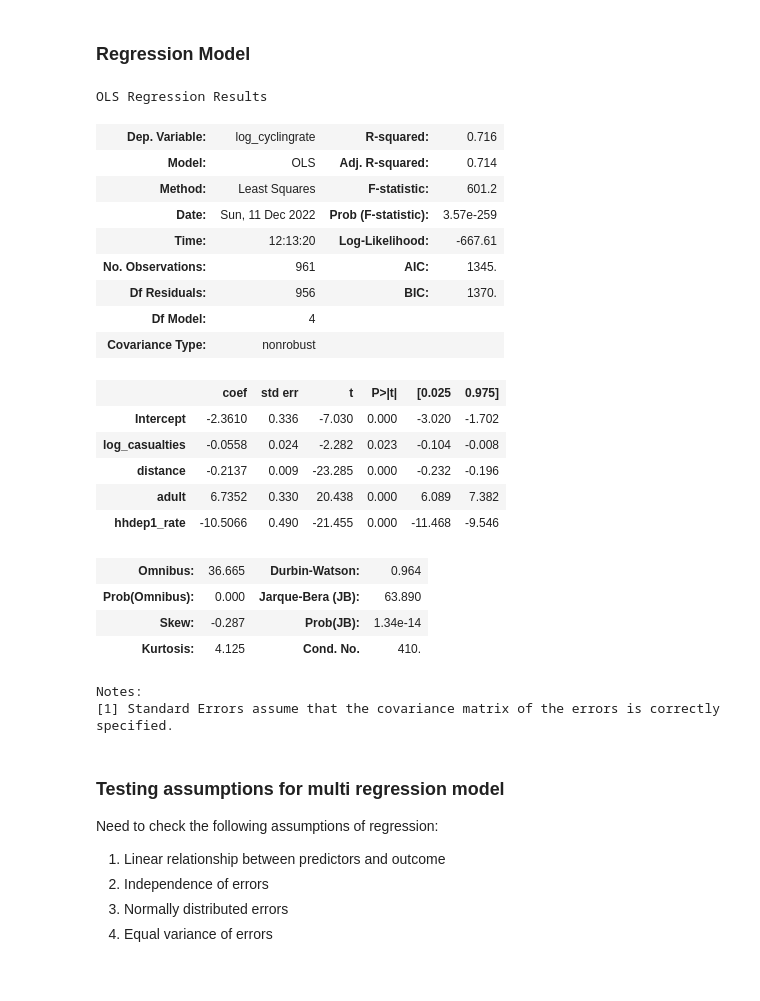
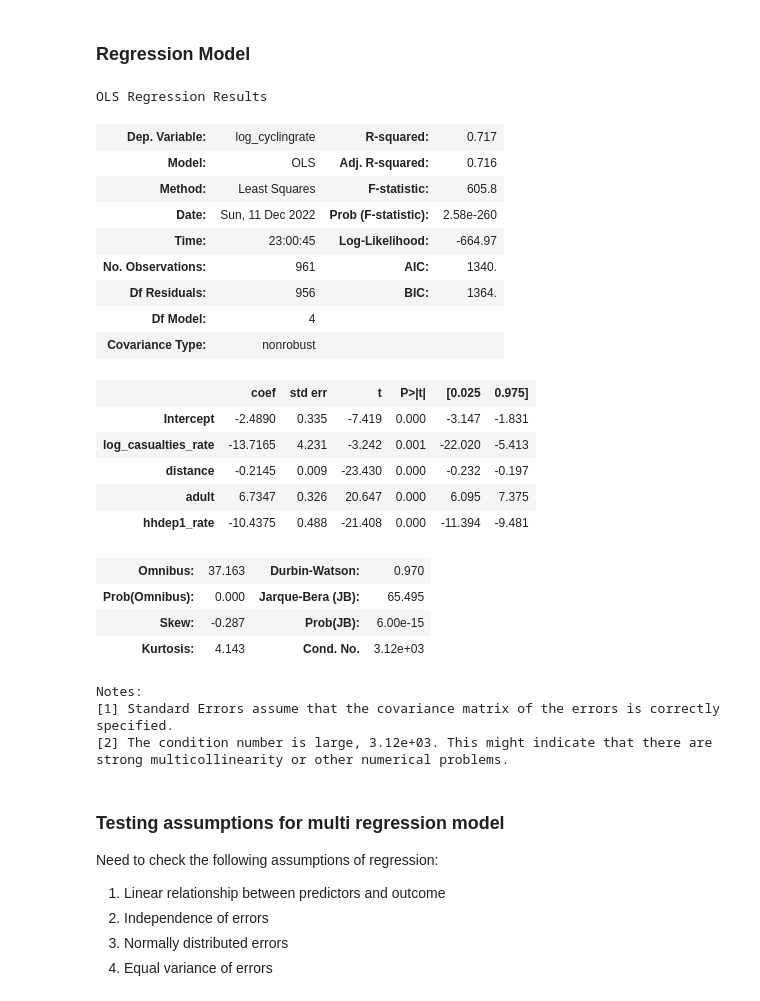
Before and after one commit to ZacharyP-E/qm_group25, a Jupyter notebook: qm_group_code.ipynb, the cells around one changed output. Drawn from its saved outputs; the diff is of its cells as text; code cells hidden in the pictures.

```diff
--- a/qm_group_code.ipynb
+++ b/qm_group_code.ipynb
@@ -759,3 +745,5 @@ Index(['code', 'name', 'White', 'mixed', 'asian', 'black', 'other_ethic',
+# %%
+dataframe["casualty_per_household"] = dataframe["road_casualty"] / dataframe["total_count"]
 # %%
 dataframe_corr = dataframe[['cycling_rate', 'log_cyclingrate',
                             'White', 'mixed', 'asian', 'black', 'other_ethic',
@@ -764,7 +752,7 @@ dataframe_corr = dataframe[['cycling_rate', 'log_cyclingrate',
                             'house_price', 'road_casualty', 'log_casualties',
                             'car_ownership','house_ownership',
                             'hhdep0_rate', 'hhdep1_rate','hhdep2_rate', 'hhdep3_rate', 'hhdep4_rate',
-                            'PM252013me', "distance"]]
+                            'PM252013me', "distance", "casualty_per_household"]]
 # %%
 #Updated dataframe considering variables that dont explain eachother.
 dataframe_corr = dataframe_corr[['cycling_rate', 'log_cyclingrate', #Cycle rate stayes as we are trying to explain it
@@ -787,2 +783,11 @@ dataframe_corr = dataframe_corr[['cycling_rate', 'log_cyclingrate', #Cycle rate
+# %%
+dataframe_corr = dataframe_corr.rename(columns = {"cycling_rate":"Cycling to Work",
+                                "White":"Proportion of Residents White",
+                                "male_prop":"Proportion of Residents Male",
+                                "Adult": "Proportion of Population Between the Age of 18 and 65",
+                                "Elderly":"Proportion of Population Aged 65+",
+                                                 "qual_rate":"qual_rate",
+                                                 "house_price":"Median House Price",
+                                                 ""})
 # %%
 f = plt.figure(figsize=(19, 15))
@@ -837,3 +827,6 @@ Distance, adult, deprivation, road casuality: 0.598
 """
 # %% [output]
 '\nR2 value\n\n\nDistance Alone: 0.358\nAdult: 0.368\nPM: 0.317\nRoad casualties: 0.004\nHouse ownership: 0.167\nDeprivation 1 index: 0.067\nDistance with PM: 0.378\nDistance with Adult" 0.459\nDistan ...
+# %%
+#Applying a log function to the data
+dataframe_corr["log_casualties_rate"] = np.log(dataframe_corr["casualty_per_household"]+1)  # Add +1 to deal with 'zero' rows in raw data
@@ -842,35 +841,37 @@ Distance, adult, deprivation, road casuality: 0.598
 # %%
 # model_cnt_aq_dep = ols('cycling_rate ~  road_casualty + distance + adult + hhdep1_rate', dataframe_corr).fit()
 
 #Re-run model with log-transformed road casualties
 # model_cnt_aq_dep = ols('cycling_rate ~  log_casualties + distance + adult + hhdep1_rate', dataframe_corr).fit()
 
-model_cnt_aq_dep = ols('log_cyclingrate ~  log_casualties + distance + adult + hhdep1_rate', dataframe_corr).fit()
+model_cnt_aq_dep = ols('log_cyclingrate ~  log_casualties_rate + distance + adult + hhdep1_rate', dataframe_corr).fit()
 
 model_cnt_aq_dep.summary()
 # %% [output]
 OLS Regression Results
-| Dep. Variable: | log_cyclingrate | R-squared: | 0.716 |
-| Model: | OLS | Adj. R-squared: | 0.714 |
-| Method: | Least Squares | F-statistic: | 601.2 |
-| Date: | Sun, 11 Dec 2022 | Prob (F-statistic): | 3.57e-259 |
-| Time: | 12:13:20 | Log-Likelihood: | -667.61 |
-| No. Observations: | 961 | AIC: | 1345. |
-| Df Residuals: | 956 | BIC: | 1370. |
+| Dep. Variable: | log_cyclingrate | R-squared: | 0.717 |
+| Model: | OLS | Adj. R-squared: | 0.716 |
+| Method: | Least Squares | F-statistic: | 605.8 |
+| Date: | Sun, 11 Dec 2022 | Prob (F-statistic): | 2.58e-260 |
+| Time: | 23:00:45 | Log-Likelihood: | -664.97 |
+| No. Observations: | 961 | AIC: | 1340. |
+| Df Residuals: | 956 | BIC: | 1364. |
 | Df Model: | 4 |  |  |
 | Covariance Type: | nonrobust |  |  |
 |  | coef | std err | t | P>|t| | [0.025 | 0.975] |
-| Intercept | -2.3610 | 0.336 | -7.030 | 0.000 | -3.020 | -1.702 |
-| log_casualties | -0.0558 | 0.024 | -2.282 | 0.023 | -0.104 | -0.008 |
-| distance | -0.2137 | 0.009 | -23.285 | 0.000 | -0.232 | -0.196 |
-| adult | 6.7352 | 0.330 | 20.438 | 0.000 | 6.089 | 7.382 |
-| hhdep1_rate | -10.5066 | 0.490 | -21.455 | 0.000 | -11.468 | -9.546 |
+| Intercept | -2.4890 | 0.335 | -7.419 | 0.000 | -3.147 | -1.831 |
+| log_casualties_rate | -13.7165 | 4.231 | -3.242 | 0.001 | -22.020 | -5.413 |
+| distance | -0.2145 | 0.009 | -23.430 | 0.000 | -0.232 | -0.197 |
+| adult | 6.7347 | 0.326 | 20.647 | 0.000 | 6.095 | 7.375 |
+| hhdep1_rate | -10.4375 | 0.488 | -21.408 | 0.000 | -11.394 | -9.481 |
-| Omnibus: | 36.665 | Durbin-Watson: | 0.964 |
-| Prob(Omnibus): | 0.000 | Jarque-Bera (JB): | 63.890 |
-| Skew: | -0.287 | Prob(JB): | 1.34e-14 |
-| Kurtosis: | 4.125 | Cond. No. | 410. |
+| Omnibus: | 37.163 | Durbin-Watson: | 0.970 |
+| Prob(Omnibus): | 0.000 | Jarque-Bera (JB): | 65.495 |
+| Skew: | -0.287 | Prob(JB): | 6.00e-15 |
+| Kurtosis: | 4.143 | Cond. No. | 3.12e+03 |
 Notes:
 [1] Standard Errors assume that the covariance matrix of the errors is correctly specified.
+[2] The condition number is large, 3.12e+03. This might indicate that there are
+strong multicollinearity or other numerical problems.
 # %% [markdown]
 ### Testing assumptions for multi regression model
 Need to check the following assumptions of regression:
```
Also changed, not shown: parts of 21 cells of this notebook.
